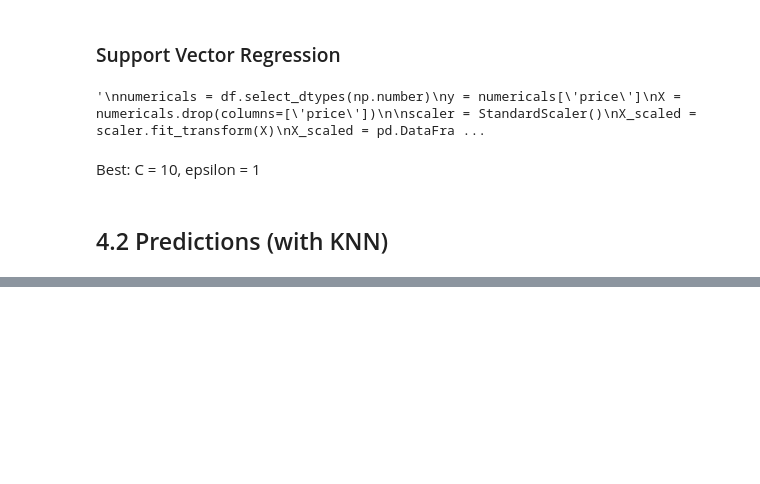
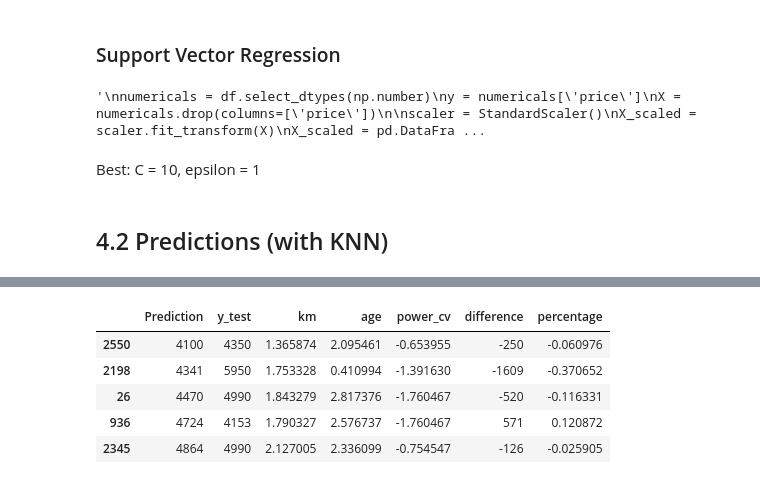
Before and after one commit to arnauog/Van_Price_Predictor, a Jupyter notebook: 2. Vans EDA.ipynb, the cells around one changed output, grey strips where cells are left out. Saved outputs shown, nothing was run; the diff lists cells and outputs as text; code cells hidden in the pictures; blank space fills up the shorter version.

```diff
--- a/2. Vans EDA.ipynb
+++ b/2. Vans EDA.ipynb
@@ -3960,0 +4016,9 @@ Best: C = 10, epsilon = 1
+# %%
+dataset.sort_values('Prediction').head().style.bar() # cheapest predicted vans
+# %% [output]
+|  | Prediction | y_test | km | age | power_cv | difference | percentage |
+| 2550 | 4100 | 4350 | 1.365874 | 2.095461 | -0.653955 | -250 | -0.060976 |
+| 2198 | 4341 | 5950 | 1.753328 | 0.410994 | -1.391630 | -1609 | -0.370652 |
+| 26 | 4470 | 4990 | 1.843279 | 2.817376 | -1.760467 | -520 | -0.116331 |
+| 936 | 4724 | 4153 | 1.790327 | 2.576737 | -1.760467 | 571 | 0.120872 |
+| 2345 | 4864 | 4990 | 2.127005 | 2.336099 | -0.754547 | -126 | -0.025905 |
```
Also changed, not shown: parts of 33 cells of this notebook, 13 other files.
